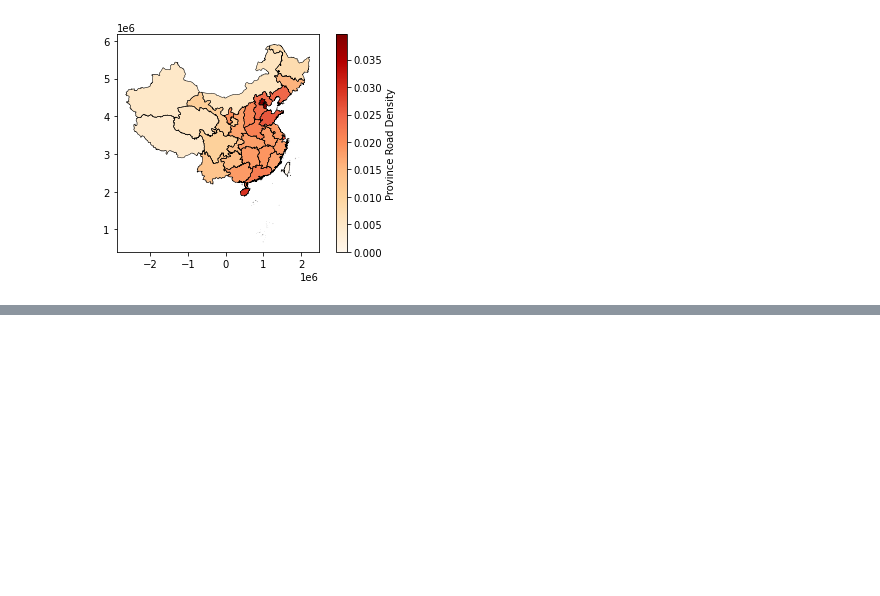
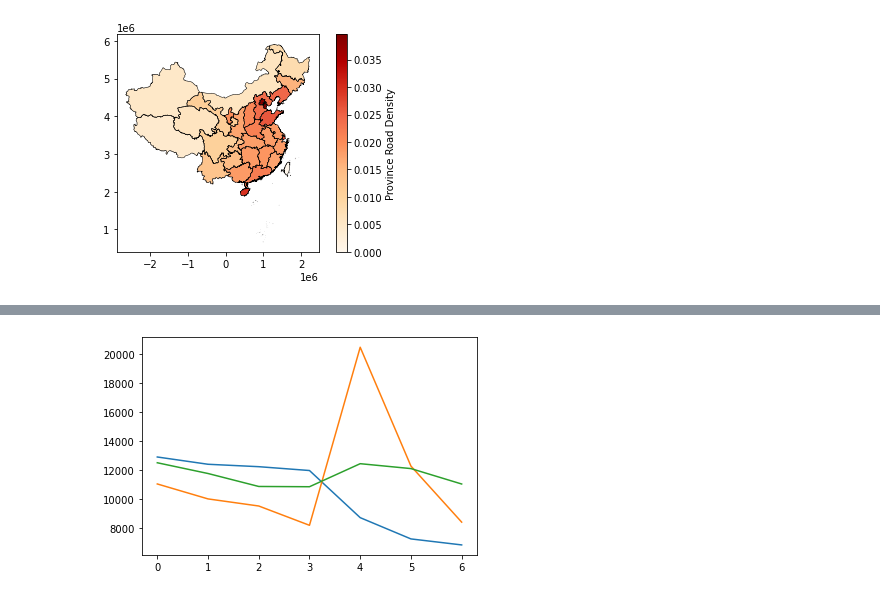
Before and after one commit to Plutoset/se-gis, a Jupyter notebook: 10193903446_汤博.ipynb, the cells around one changed output, grey strips where cells are left out. Saved outputs shown, nothing was run; the diff lists cells and outputs as text; code cells hidden in the pictures; blank space fills up the shorter version.

```diff
--- a/10193903446_汤博.ipynb
+++ b/10193903446_汤博.ipynb
@@ -398,0 +445,71 @@ See the caveats in the documentation: https://pandas.pydata.org/pandas-docs/stab
+# %%
+import matplotlib.pyplot as plt
+import geopandas as gpd
+import matplotlib as mpl
+import rasterio
+from rasterio.mask import mask
+from shapely.geometry import mapping
+import numpy as np
+import numpy.ma as ma
+import plotly as py
+import plotly.graph_objects as go
+
+sample = gpd.GeoDataFrame.from_file('sample_regions.shp',encoding="utf8")
+sample = sample.dissolve(by='Id')
+
+src = rasterio.open("20180523.img")
+bandseries=[]
+legends=sample['type']
+for i in sample.index:
+    nowsample = sample['geometry'][i]
+    nowgeom = [mapping(nowsample)]
+    out_image, out_transform = mask(src, nowgeom, crop=True)
+    bands=[]
+    for j in range(0,7):
+        nowband = out_image[j]
+        nowband = np.where(nowband > np.float64(0),nowband,np.nan)
+        nowvalue = np.nanmean(nowband)
+        bands.append(nowvalue)
+    bandseries.append(bands)
+
+pyplt = py.offline.plot
+fig = go.Figure()
+colors=['#7fecad',"#549688",'#1685a9','#003472','#003371']
+band_label = ["band1","band2","band3","band4","band5","band6","band7"]
+
+for i in sample.index:
+    series=bandseries[i-1]
+    plt.plot(series,label=legends[i])
+    fig.add_trace(go.Scatter(
+        y = series,
+        mode = 'lines', # 线性图
+        name = legends[i],
+        line=dict(color=colors[i])
+    ))
+
+
+# plt.xticks([0,1,2,3,4,5,6],band_label)
+# plt.legend(loc=3)
+
+
+fig.update_layout(
+    legend_title_text='类型',
+    legend=dict(
+    # orientation="h",
+    yanchor="bottom",
+    y=0.6,
+    xanchor="right",
+    x=0.2
+),
+    # yaxis={'title':'人数'},
+    # xaxis={'title':'天数'},
+    # title={'text':'SERI-Model','xref':'paper','x':0.5,},
+    hovermode="x",
+    #height=600,
+    template="simple_white",
+    font=dict(
+        family="SimHei"
+    )
+)
+fig.show()
+# %% [output]
@@ -398,0 +517 @@ See the caveats in the documentation: https://pandas.pydata.org/pandas-docs/stab
+[figure, added]
```
Also changed, not shown: parts of 13 cells of this notebook, 18 other files.
